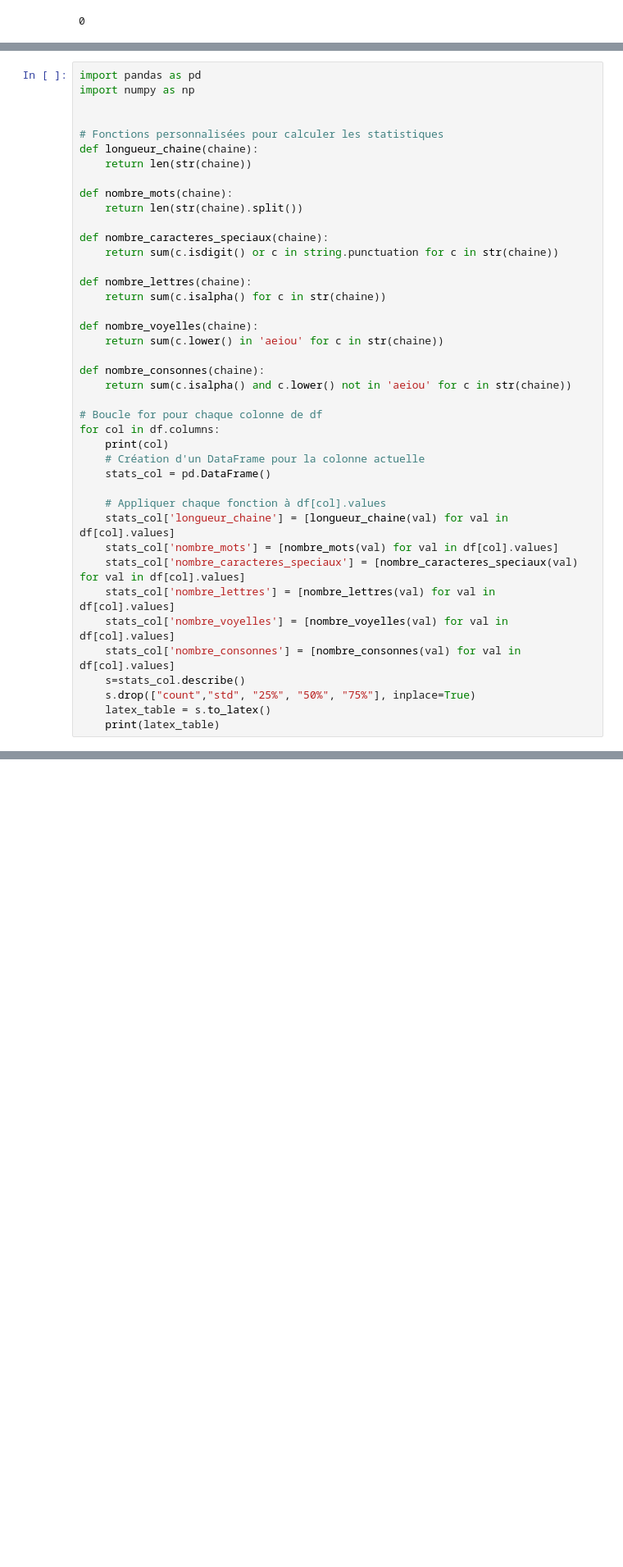
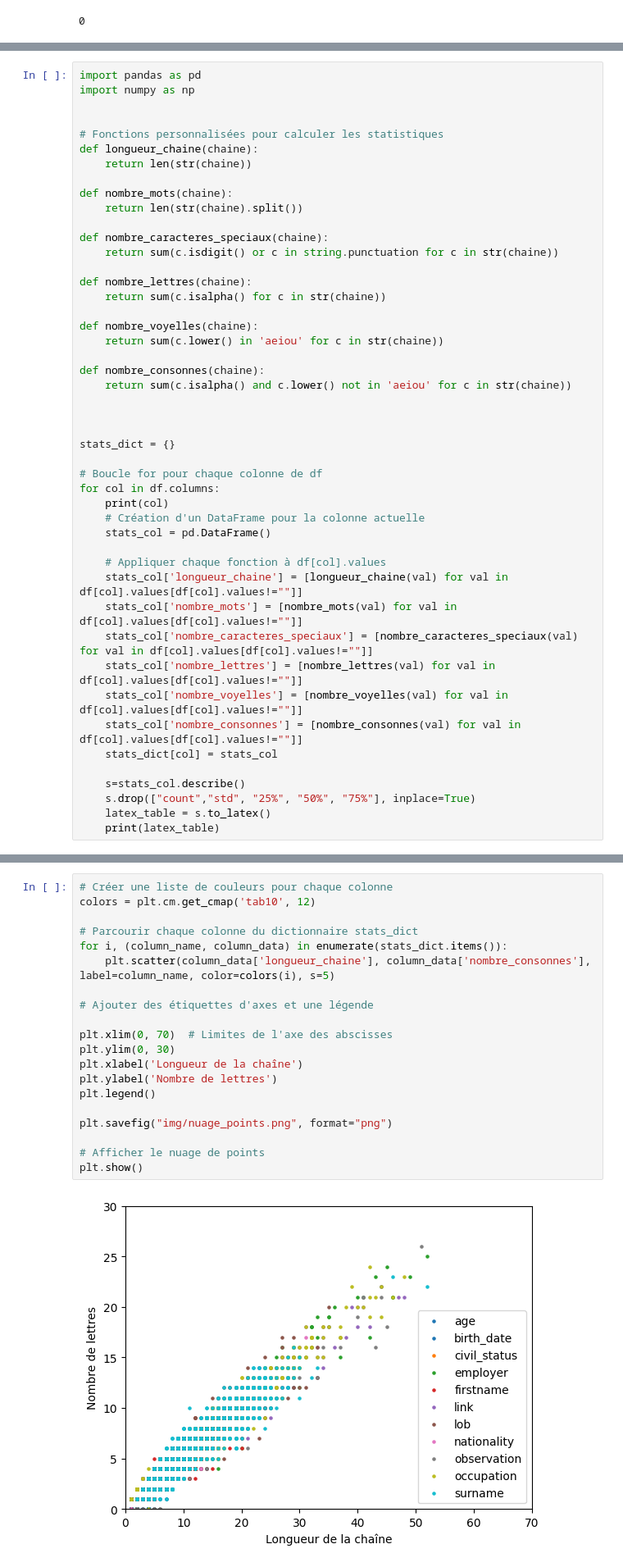
Before and after one commit to cdechaux/Projet_NLP_3A, a Jupyter notebook: projet.ipynb, the cells around one changed output, grey strips where cells are left out. Shown at 82% size. Saved outputs shown, nothing was run; the diff lists cells and outputs as text; blank space fills up the shorter version.

```diff
--- a/projet.ipynb
+++ b/projet.ipynb
@@ -216,6 +216,10 @@ def nombre_voyelles(chaine):
 def nombre_consonnes(chaine):
     return sum(c.isalpha() and c.lower() not in 'aeiou' for c in str(chaine))
 
+
+
+stats_dict = {}
+
 # Boucle for pour chaque colonne de df
 for col in df.columns:
     print(col)
@@ -223,12 +227,14 @@ for col in df.columns:
     stats_col = pd.DataFrame()
 
     # Appliquer chaque fonction à df[col].values
-    stats_col['longueur_chaine'] = [longueur_chaine(val) for val in df[col].values]
-    stats_col['nombre_mots'] = [nombre_mots(val) for val in df[col].values]
-    stats_col['nombre_caracteres_speciaux'] = [nombre_caracteres_speciaux(val) for val in df[col].values]
-    stats_col['nombre_lettres'] = [nombre_lettres(val) for val in df[col].values]
-    stats_col['nombre_voyelles'] = [nombre_voyelles(val) for val in df[col].values]
-    stats_col['nombre_consonnes'] = [nombre_consonnes(val) for val in df[col].values]
+    stats_col['longueur_chaine'] = [longueur_chaine(val) for val in df[col].values[df[col].values!=""]]
+    stats_col['nombre_mots'] = [nombre_mots(val) for val in df[col].values[df[col].values!=""]]
+    stats_col['nombre_caracteres_speciaux'] = [nombre_caracteres_speciaux(val) for val in df[col].values[df[col].values!=""]]
+    stats_col['nombre_lettres'] = [nombre_lettres(val) for val in df[col].values[df[col].values!=""]]
+    stats_col['nombre_voyelles'] = [nombre_voyelles(val) for val in df[col].values[df[col].values!=""]]
+    stats_col['nombre_consonnes'] = [nombre_consonnes(val) for val in df[col].values[df[col].values!=""]]
+    stats_dict[col] = stats_col
+
     s=stats_col.describe()
     s.drop(["count","std", "25%", "50%", "75%"], inplace=True)
     latex_table = s.to_latex()
@@ -254 +264,23 @@ max & 52.000000 & 10.000000 & 0.000000 & 43.000000 & 21.000000 & 23.000000 \\
+# %%
+# Créer une liste de couleurs pour chaque colonne
+colors = plt.cm.get_cmap('tab10', 12)
+
+# Parcourir chaque colonne du dictionnaire stats_dict
+for i, (column_name, column_data) in enumerate(stats_dict.items()):
+    plt.scatter(column_data['longueur_chaine'], column_data['nombre_consonnes'], label=column_name, color=colors(i), s=5)
+
+# Ajouter des étiquettes d'axes et une légende
+
+plt.xlim(0, 70)  # Limites de l'axe des abscisses
+plt.ylim(0, 30)
+plt.xlabel('Longueur de la chaîne')
+plt.ylabel('Nombre de lettres')
+plt.legend()
+
+plt.savefig("img/nuage_points.png", format="png")
+
+# Afficher le nuage de points
+plt.show()
+# %% [output]
+[figure, added]
 # %%
```
Also changed, not shown: parts of 7 cells of this notebook, 1 other file.
